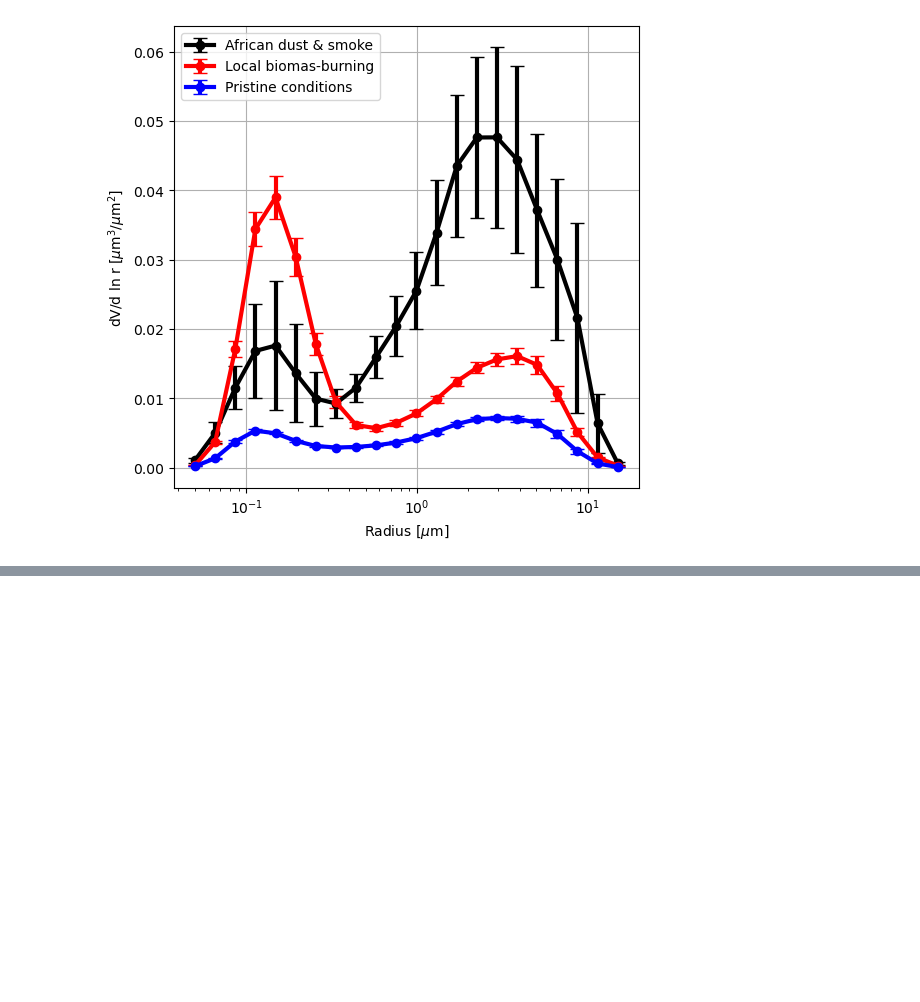
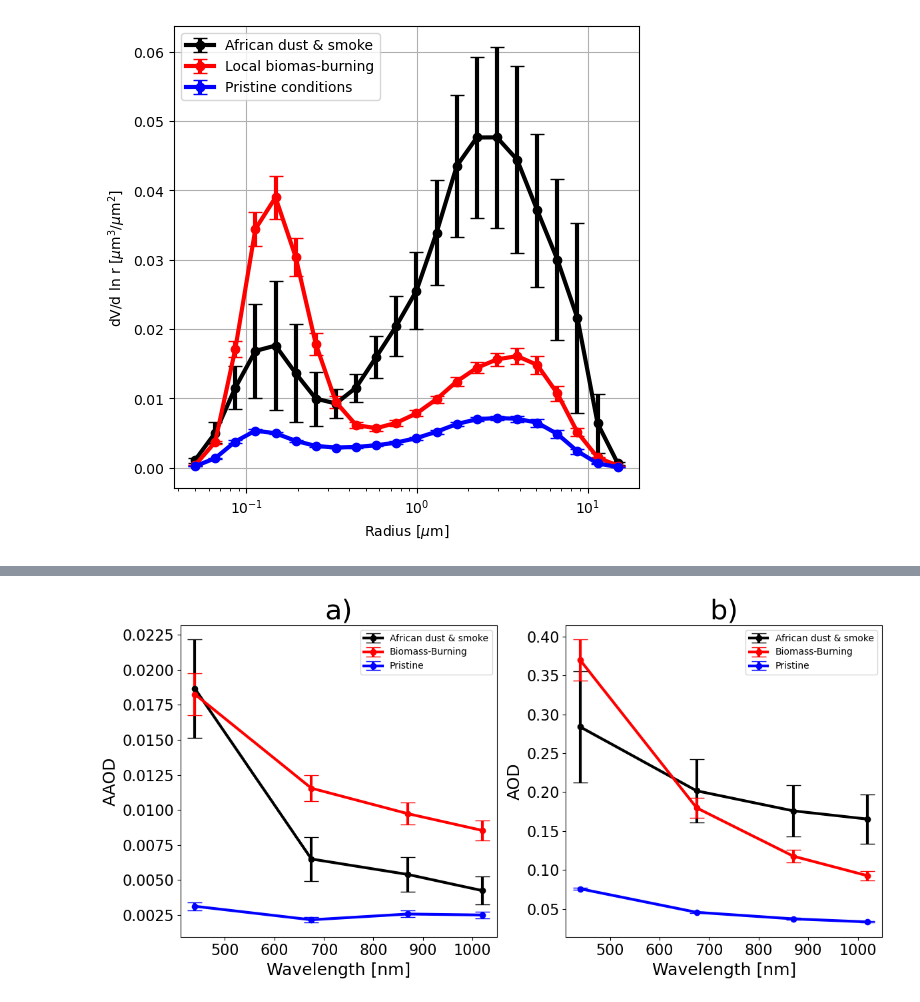
Before and after one commit to marcomac27/paper_AERONET_RI, a Jupyter notebook: Avaliacao_propriedades_AERONET.ipynb, the cells around one changed output, grey strips where cells are left out. Cells and saved outputs as stored; diff of their text form; code cells hidden in the pictures; blank space fills up the shorter version.

```diff
--- a/Avaliacao_propriedades_AERONET.ipynb
+++ b/Avaliacao_propriedades_AERONET.ipynb
@@ -180,0 +268,27 @@ plt.show()
+# %%
+fig, axs = plt.subplots(1, 2, figsize=(12, 6))  # Criando um subplot com 2 linhas e 1 coluna
+
+# Plotando os dados da parte AAODaginária dos índices de AODfração
+axs[0].errorbar(wavelengths, AAOD1, yerr=AAOD1_E, fmt='-o', color='black', label='African dust & smoke',linewidth=3, capsize=8)
+axs[0].errorbar(wavelengths, AAOD2, yerr=AAOD2_E, fmt='-o', color='red', label='Biomass-Burning',linewidth=3, capsize=8)
+axs[0].errorbar(wavelengths, AAOD3, yerr=AAOD3_E, fmt='-o', color='blue', label='Pristine',linewidth=3, capsize=8)
+axs[0].set_ylabel('AAOD', fontsize = 18)
+axs[0].set_xlabel('Wavelength [nm]', fontsize=18)
+axs[0].set_title('a)',fontsize=30)
+axs[0].tick_params(axis='both', which='major', labelsize=16)
+axs[0].legend()
+
+# Plotando os dados da parte AODal dos índices de AODfração
+axs[1].errorbar(wavelengths, AOD1, yerr=AOD1_E, fmt='-o', color='black', label='African dust & smoke',linewidth=3, capsize=8)
+axs[1].errorbar(wavelengths, AOD2, yerr=AOD2_E, fmt='-o', color='red', label='Biomass-Burning',linewidth=3, capsize=8)
+axs[1].errorbar(wavelengths, AOD3, yerr=AOD3_E, fmt='-o', color='blue', label='Pristine',linewidth=3, capsize=8)
+axs[1].set_ylabel('AOD', fontsize = 18)
+axs[1].set_xlabel('Wavelength [nm]', fontsize=18)
+axs[1].set_title('b)',fontsize=30)
+axs[1].tick_params(axis='both', which='major', labelsize=16)
+axs[1].legend()
+plt.tight_layout()  # Ajusta automaticamente o espaçamento entAOD os subplots
+plt.savefig('periods_AOD_AAOD.pdf')
+plt.show()
+# %% [output]
+[figure, added]
```
Also changed, not shown: parts of 4 cells of this notebook.
